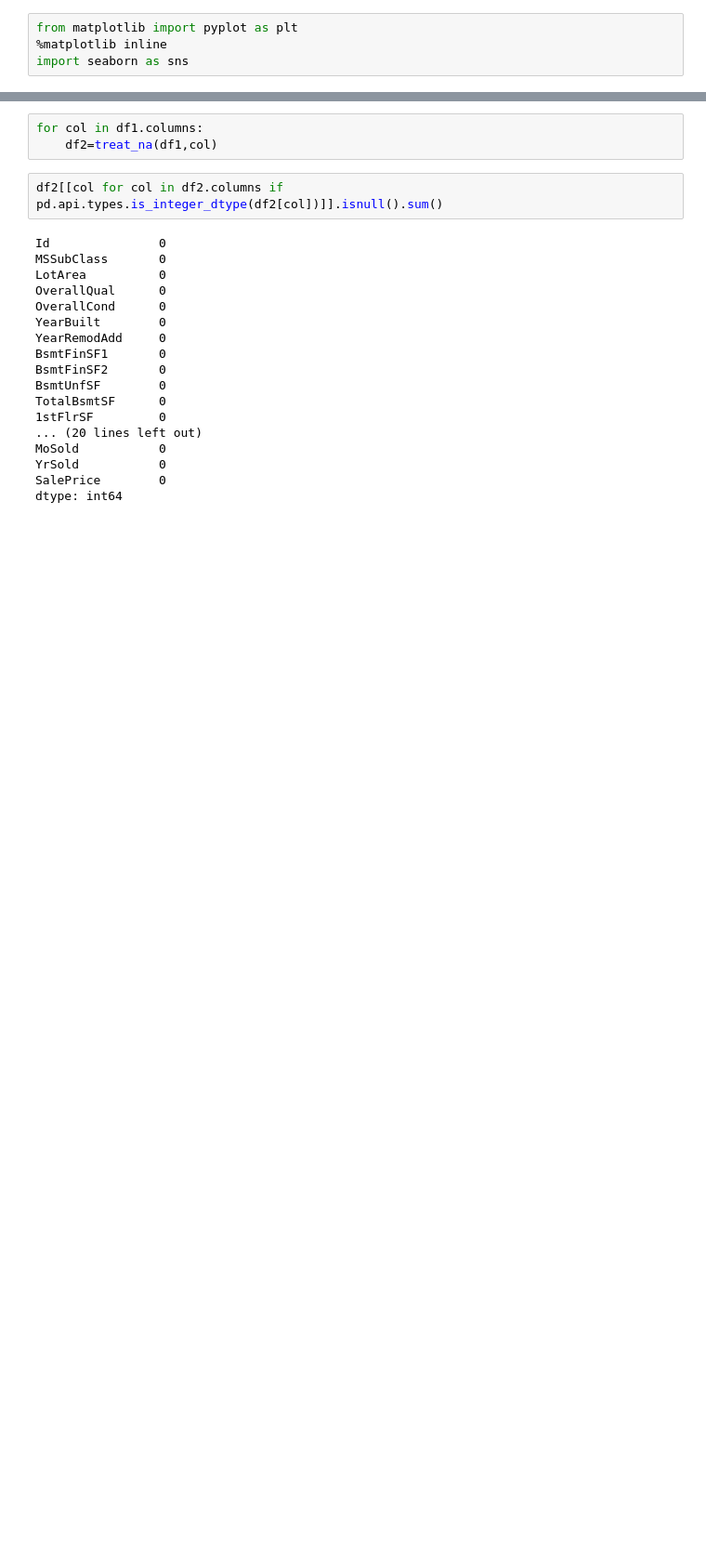
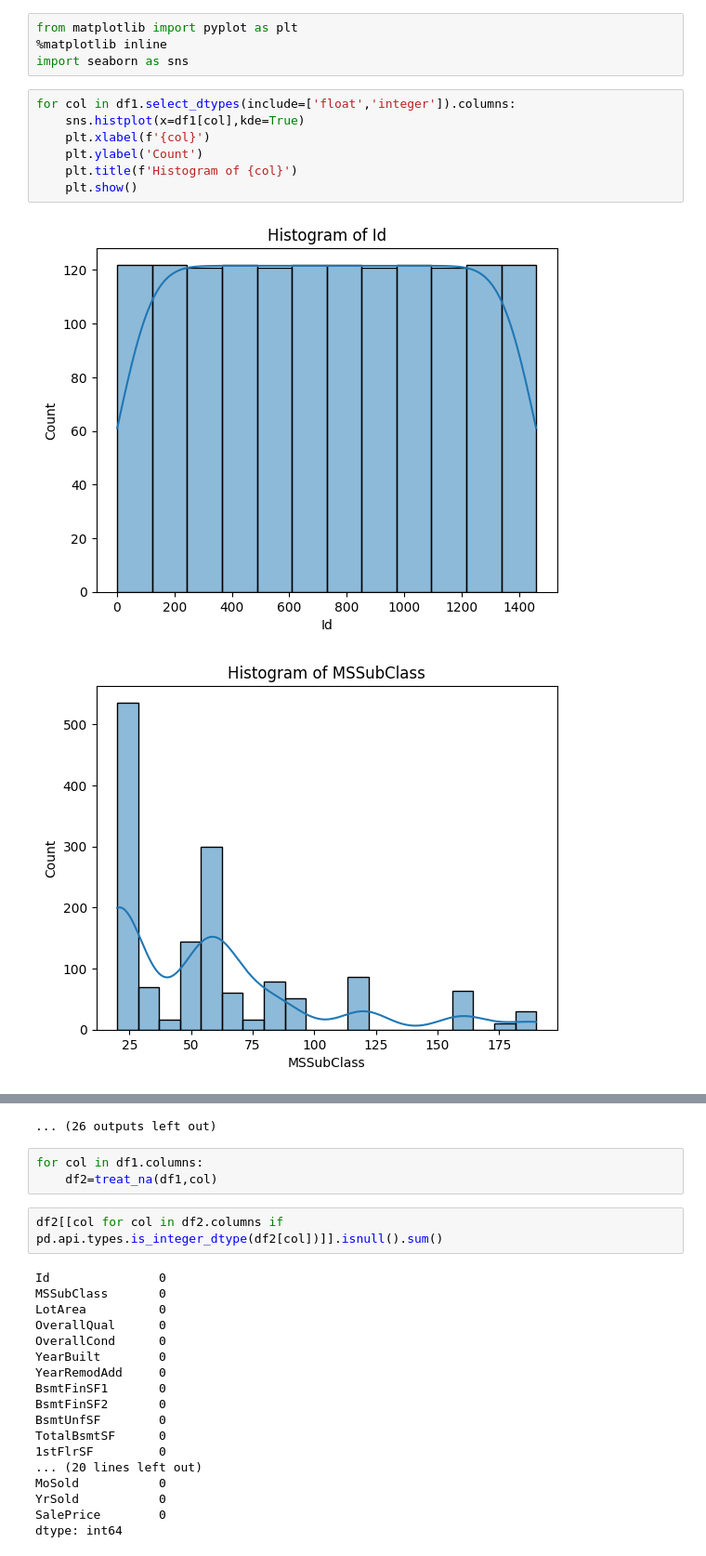
Before and after one commit to Ayomide906/MyProjects, a Jupyter notebook: Project3/kaggle_adv_REGRE.ipynb, the cells around one changed output, grey strips where cells are left out. Shown at 93% size. Cells and saved outputs as stored; diff of their text form; blank space fills up the shorter version.

```diff
--- a/Project3/kaggle_adv_REGRE.ipynb
+++ b/Project3/kaggle_adv_REGRE.ipynb
@@ -67,3 +67,13 @@ def treat_na(df,col):
 from matplotlib import pyplot as plt
 %matplotlib inline
 import seaborn as sns
+# %%
+for col in df1.select_dtypes(include=['float','integer']).columns:
+    sns.histplot(x=df1[col],kde=True)
+    plt.xlabel(f'{col}')
+    plt.ylabel('Count')
+    plt.title(f'Histogram of {col}')
+    plt.show()
+# %% [output]
+[figure, added]
+[figure, added]
@@ -70,3 +90,4 @@ import seaborn as sns
+... (26 outputs left out)
 # %%
 for col in df1.columns:
     df2=treat_na(df1,col)
```
Also changed, not shown: parts of 28 cells of this notebook, 1 other file.
